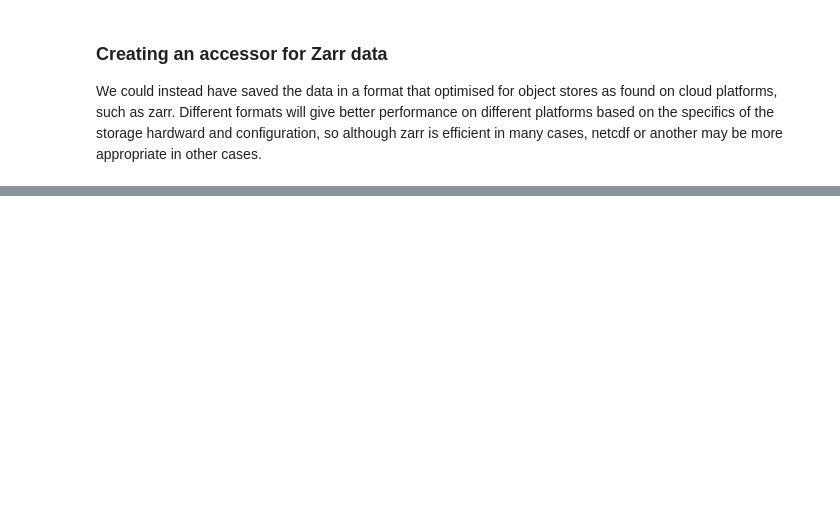
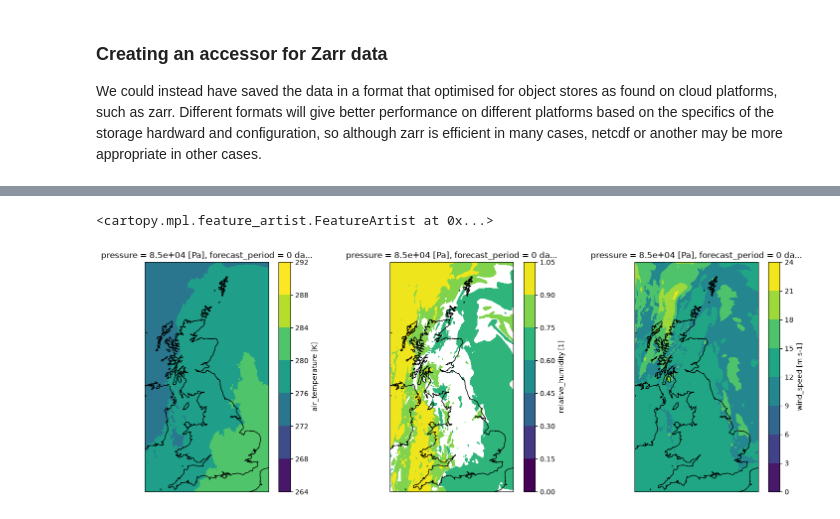
Before and after one commit to stevehadd/PyEarthTools, a Jupyter notebook: docs/notebooks/data/BuildingAnAcessor.ipynb, the cells around one changed output, grey strips where cells are left out. Cells and saved outputs as stored; diff of their text form; code cells hidden in the pictures; blank space fills up the shorter version.

```diff
--- a/docs/notebooks/data/BuildingAnAcessor.ipynb
+++ b/docs/notebooks/data/BuildingAnAcessor.ipynb
@@ -132,6 +265,7 @@ pathlib.Path(ukv_path_dict[var_list[0]][1]).suffix
 # %%
 local_path_dict = {}
 for var_name, path_list in ukv_path_dict.items():
+    local_path_dict[var_name] = []
     for path1 in path_list:
         print(var_name)
         out_path = local_dir / (pathlib.Path(path1).stem + pathlib.Path(path1).suffix)
@@ -151,6 +328,7 @@ from pyearthtools.data.archive import register_archive
 # %%
 class MO_UKV(ArchiveIndex):
     """
+    PyEarthTools index for loading Met Office UKV data in Netcdf format.
     """
     MO_UKV_AWS_ROOT_PATH = 's3://met-office-atmospheric-model-data/uk-deterministic-2km/'
     MO_UKV_AWS_DIR_TEMPLATE = MO_UKV_AWS_ROOT_PATH + '{vt_str}'
@@ -203,6 +381,7 @@ class MO_UKV(ArchiveIndex):
         print(paths)
         return paths
 
+        return ds
     def __desc__(self):
         return {
             "singleline": "Met Office UKV Forecast Analysis ",
@@ -235,0 +519,4 @@ SyntaxError: invalid syntax (890097016.py, line 2)
+# %%
+ukv_aws_accessor = MO_UKV_AWS(var_list)
+# %%
+sample_data = ukv_aws_accessor[datetime.datetime(2025,4,12,15,0)]
@@ -235,0 +545,28 @@ SyntaxError: invalid syntax (890097016.py, line 2)
+# %%
+fig1 = matplotlib.pyplot.figure(figsize=(18,6))
+# plot temperature at 850hpa pressure level
+ax1 = fig1.add_subplot(1,3,1,projection=cartopy.crs.OSGB() )
+sample_data.sel({'pressure':85000})['air_temperature'][0].plot.contourf(
+    ax=ax1,
+    transform=data_projection,
+)
+ax1.coastlines()
+
+
+ax1 = fig1.add_subplot(1,3,2,projection=cartopy.crs.OSGB() )
+
+sample_data.sel({'pressure':85000})['relative_humidity'][0].plot.contourf(
+    ax=ax1,
+    transform=data_projection,
+)
+ax1.coastlines()
+
+ax1 = fig1.add_subplot(1,3,3,projection=cartopy.crs.OSGB() )
+sample_data.sel({'pressure':85000})['wind_speed'][0].plot.contourf(
+    ax=ax1,
+    transform=data_projection,
+)
+ax1.coastlines()
+# %% [output]
+<cartopy.mpl.feature_artist.FeatureArtist at 0x...>
+[figure, added]
```
Also changed, not shown: parts of 34 cells of this notebook, 1 other file.
